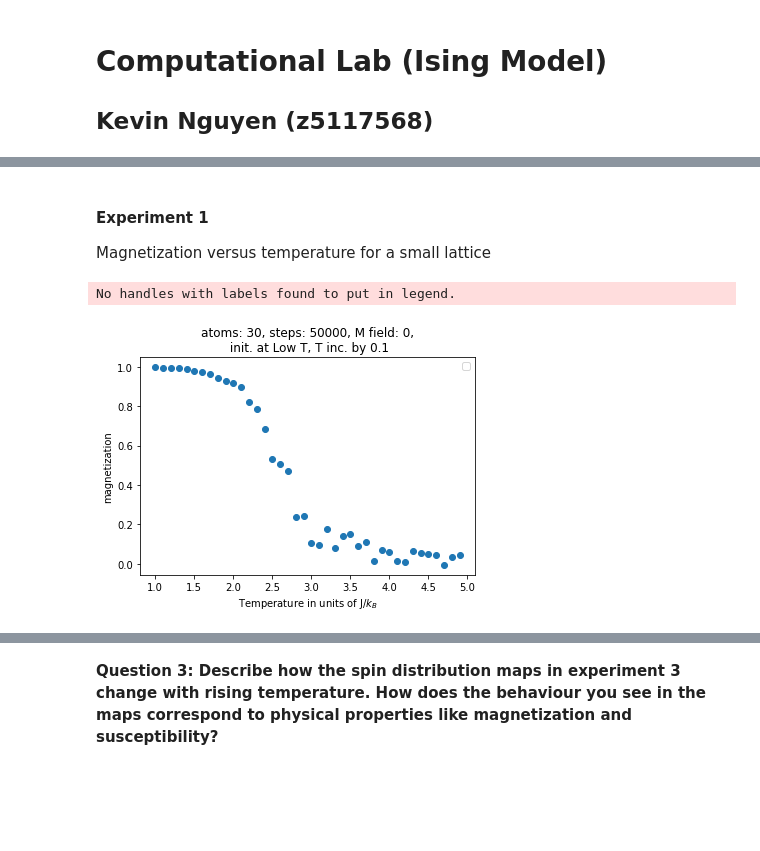
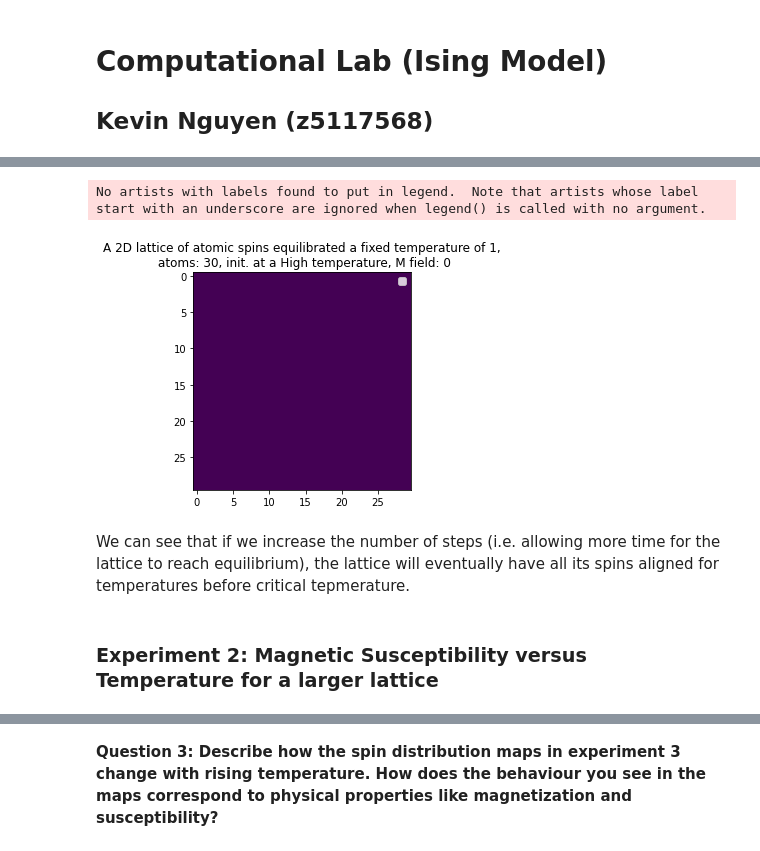
Before and after one commit to IBEKEVINN/Ising-Model, a Jupyter notebook: Computational Lab.ipynb, the cells around one changed output, grey strips where cells are left out. Cells and saved outputs as stored; diff of their text form; code cells hidden in the pictures; blank space fills up the shorter version.

```diff
--- a/Computational Lab.ipynb
+++ b/Computational Lab.ipynb
@@ -37,10 +44,13 @@ No handles with labels found to put in legend.
+# %%
+## 30x30 lattice with 'High' start but more steps to reach equilibrium
+
+exp1 = model.plots(N=30, start='High',steps=150000)
+exp1.lattice()
+exp1.show()
+# %% [output]
+No artists with labels found to put in legend.  Note that artists whose label start with an underscore are ignored when legend() is called with no argument.
+[figure, added]
+# %% [markdown]
+We can see that if we increase the number of steps (i.e. allowing more time for the lattice to reach equilibrium), the lattice will eventually have all its spins aligned for temperatures before critical tepmerature.
 # %% [markdown]
-#### **Experiment 1**
-Magnetization versus temperature for a small lattice
+### **Experiment 2: Magnetic Susceptibility versus Temperature for a larger lattice**
-# %%
-exp1 = model.plots(N=30, start='Low')
-exp1.mag()
-exp1.show()
-# %% [output]
-No handles with labels found to put in legend.
-[figure, removed]
```
Also changed, not shown: parts of 31 cells of this notebook.
